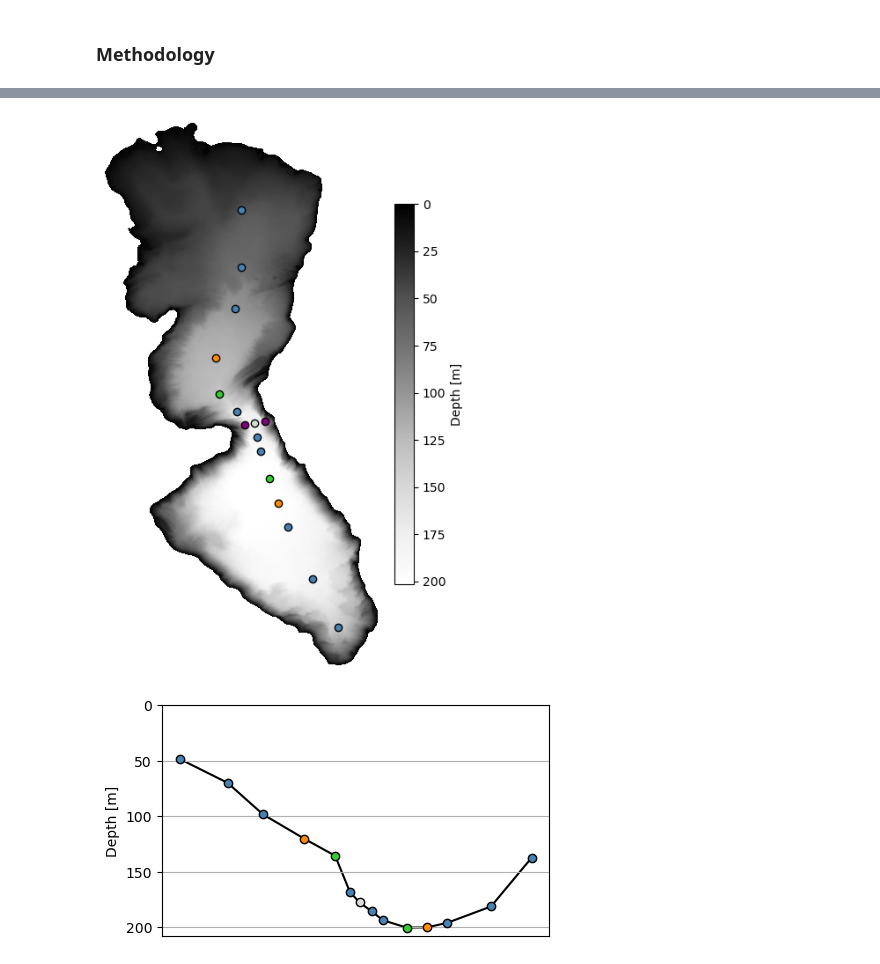
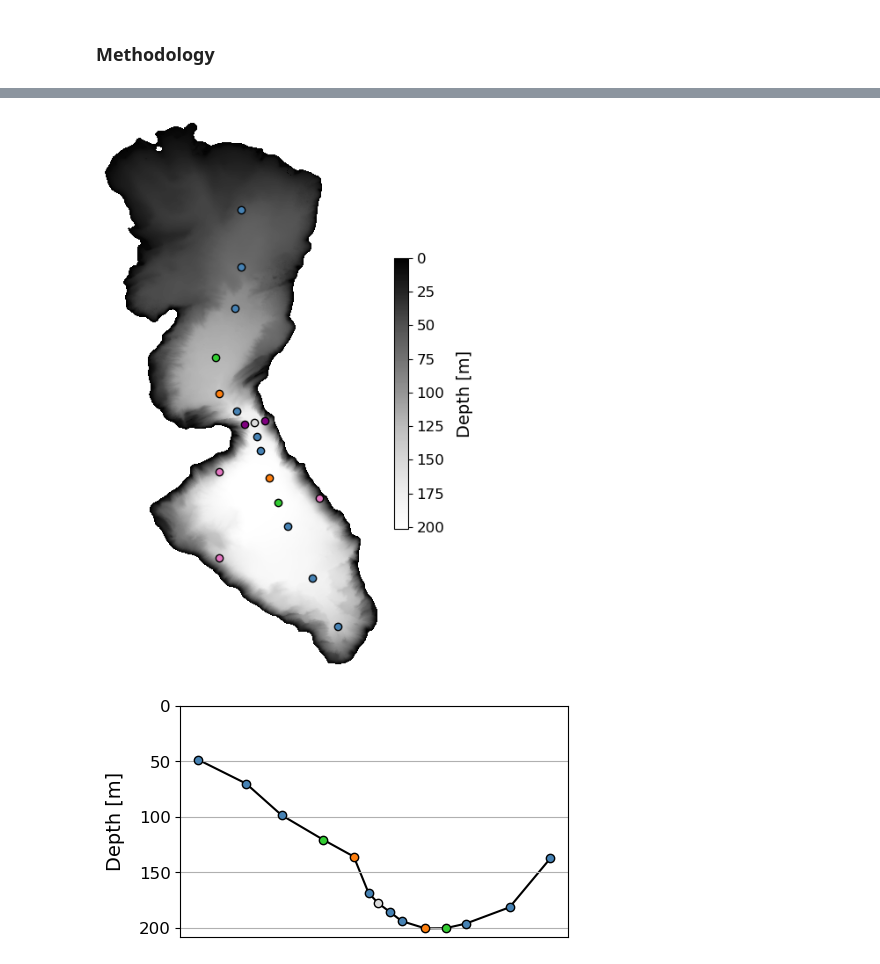
Before and after one commit to hherrema/eawag, a Jupyter notebook: presentations/surf/research_proposal.ipynb, the cells around one changed output, grey strips where cells are left out. Cells and saved outputs as stored; diff of their text form; code cells hidden in the pictures.

```diff
--- a/presentations/surf/research_proposal.ipynb
+++ b/presentations/surf/research_proposal.ipynb
@@ -957,16 +661,0 @@ bathy_zug = xr.open_dataset('Q:/Messdaten/Aphys_Hypothesis_data/Zugersee/bathyme
-# %%
-# planned locations
-locs_zug = pd.DataFrame({
-    'name': ["P1", "P2", "P3", "VMPN", "P05'", "P05''", "LZC", "LZW", "LZE", "P7", "P8", "P9", "VMPS", "P10", "P11", "P12"],
-    'xsc': [679803, 679803, 679663, 679250, 679322, 679711, 680090, 679884, 680328, 680150, 680223, 680409, 680600, 680814, 681350, 681909],
-    'ysc': [224100, 222690, 221650, 220433, 219531, 219097, 218816, 218764, 218866, 218462, 218126, 217437, 216834, 216239, 214957, 213760],
-    'mooring': [False, False, False, False, True, False, True, True, True, False, False, True, False, False, False, False],
-    'microstructure': [False, False, False, True, False, False, True, True, True, False, False, False, True, False, False, False],
-    'water_sample': [False, False, False, True, False, False, True, False, False, False, False, False, True, False, False, False]
-})
-# VMPS xsc = 680442
-locs_zug['xsc'] += int(2e6)
-locs_zug['ysc'] += int(1e6)
-locs_zug['total_depth'] = [bathy_zug.sel(xsc=row.xsc, ysc=row.ysc).depth.item() for _, row in locs_zug.iterrows()]
-
-locs_zug
@@ -991,64 +662,70 @@ locs_zug
 # %%
 fig, ax = plt.subplots(figsize=(5, 8))
 
-im = ax.pcolormesh(bathy_zug['xsc'], bathy_zug['ysc'], bathy_zug['depth'], cmap='Greys_r', vmin=0)
-cbar = fig.colorbar(im, shrink=0.7, label='Depth [m]', ax=ax)
+im = ax.pcolormesh(bathy_zug['xsc'], bathy_zug['ysc'], bathy_zug['depth'], cmap='Greys_r', vmin=0, rasterized=True)
+cbar = fig.colorbar(im, shrink=0.5, ax=ax)
+cbar.set_label('Depth [m]', fontsize=14, labelpad=10)
+cbar.ax.tick_params(labelsize=12)
 cbar.ax.invert_yaxis()
 
 # fieldwork locations
 for _, row in locs_zug.iterrows():
     if row['mooring'] and row['microstructure'] and row['water_sample']:
         color = 'gainsboro'
     elif row['mooring'] and row['microstructure']:
         color = 'purple'
     elif row['mooring']:
+        color = 'tab:orange'
+    elif row['microstructure'] and row['water_sample']:
         color = 'limegreen'
-    elif row['microstructure'] and row['water_sample']:
-        color = 'darkorange'
+    elif row['water_sample']:
+        color = 'tab:pink'
     else:
         color = 'steelblue'
 
     ax.scatter(row.xsc, row.ysc, c=color, edgecolor='black')
     #ax.annotate(row['name'], (row.xsc, row.ysc), color='red', xytext=(3, 0), textcoords='offset points')
 
 ax.set_xticks([])
 ax.set_yticks([])
 ax.spines[['right', 'top', 'left', 'bottom']].set_visible(False)
 
+plt.savefig('../gallery/surf/2026_03_16/zug_map.svg', bbox_inches='tight')
 plt.show()
 # %% [output]
-[figure, old version]
+[figure, new version]
 # %%
 fig, ax = plt.subplots(figsize=(5, 3))
 
-sns.lineplot(locs_zug[~locs_zug['name'].isin(['LZW', 'LZE'])], x='ysc', y='total_depth', color='black', marker=None, zorder=1, ax=ax)
+sns.lineplot(locs_zug_transect, x='ysc', y='total_depth', color='black', marker=None, zorder=1, ax=ax)
 
 # fieldwork locations
-for _, row in locs_zug.iterrows():
-    if row['name'] in ['LZW', 'LZE']:
-        continue
-    elif row['mooring'] and row['microstructure'] and row['water_sample']:
+for _, row in locs_zug_transect.iterrows():
+    if row['mooring'] and row['microstructure'] and row['water_sample']:
         color = 'gainsboro'
     elif row['mooring'] and row['microstructure']:
         color = 'purple'
     elif row['mooring']:
+        color = 'tab:orange'
+    elif row['microstructure'] and row['water_sample']:
         color = 'limegreen'
-    elif row['microstructure'] and row['water_sample']:
-        color = 'darkorange'
+    elif row['water_sample']:
+        color = 'tab:pink'
     else:
         color = 'steelblue'
 
     ax.scatter(row.ysc, row.total_depth, c=color, edgecolor='black', zorder=2)
 
 ax.set_xlabel('')
-ax.set_ylabel('Depth [m]')
+ax.set_ylabel('Depth [m]', fontsize=14, labelpad=10)
 ax.set_xticks([])
+ax.tick_params(axis='both', labelsize=12)
 
 ax.set_ylim(0, None)
 ax.invert_xaxis()
 ax.invert_yaxis()
-#ax.spines[['right', 'top']].set_visible(False)
 ax.grid(True, zorder=0)
+plt.savefig('../gallery/surf/2026_03_16/zug_transect.svg', bbox_inches='tight')
 plt.show()
 # %% [output]
-[figure, old version]
+[figure, new version]
```
Also changed, not shown: parts of 43 cells of this notebook, 12 other files.
